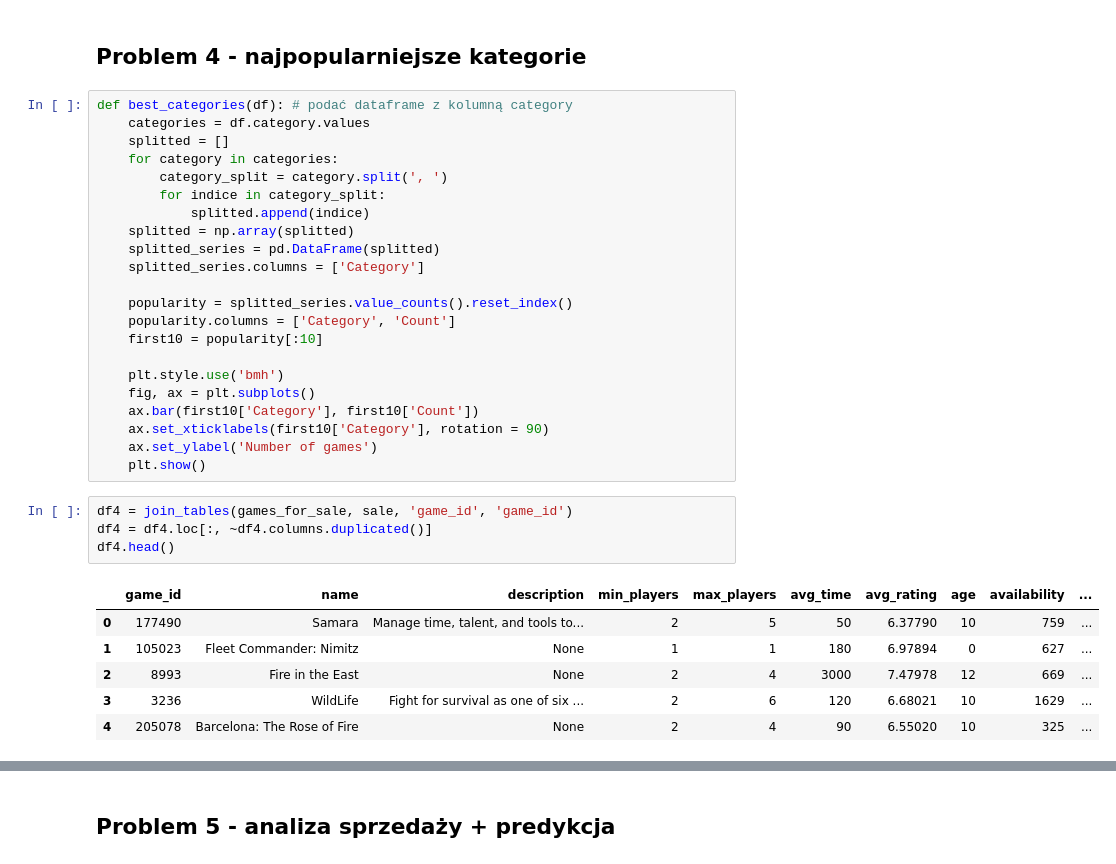
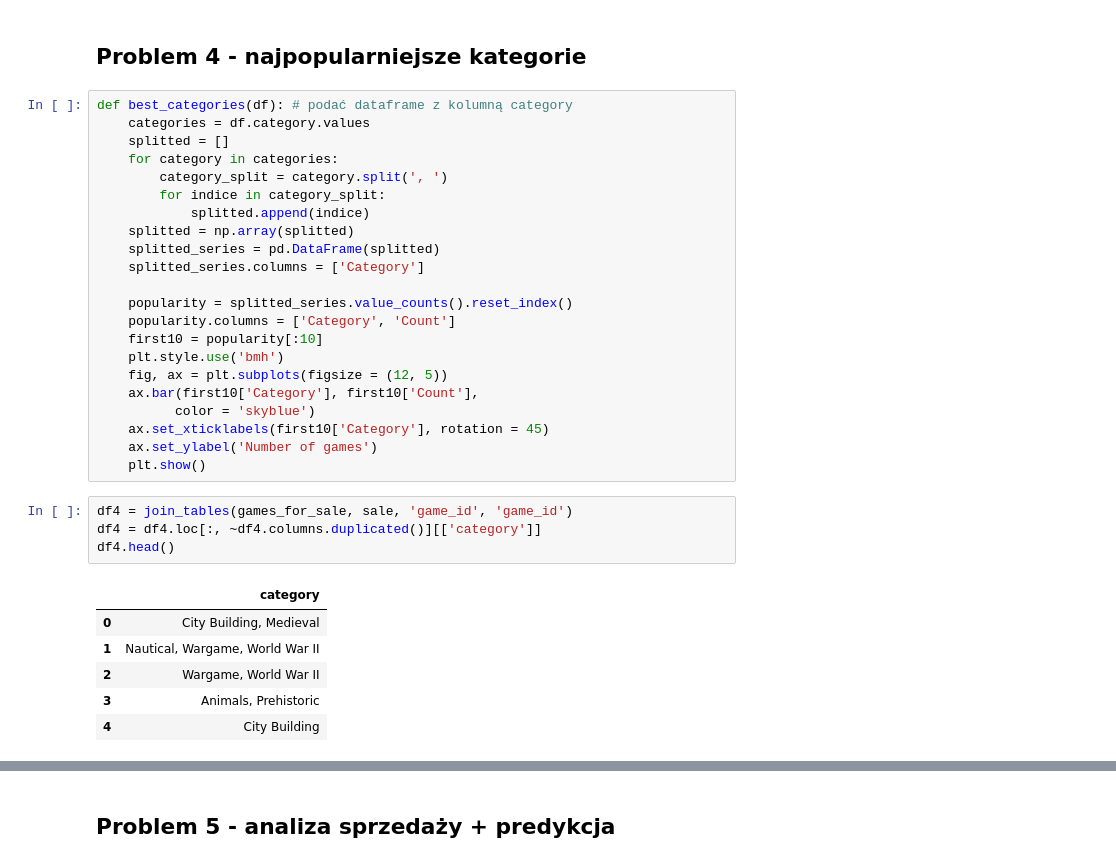
Before and after one commit to mweuro/Gameshop_database, a Jupyter notebook: Michal/analysis.ipynb, the cells around one changed output, grey strips where cells are left out. Cells and saved outputs as stored; diff of their text form.

```diff
--- a/Michal/analysis.ipynb
+++ b/Michal/analysis.ipynb
@@ -382,21 +382,21 @@ def best_categories(df): # podać dataframe z kolumną category
     popularity = splitted_series.value_counts().reset_index()
     popularity.columns = ['Category', 'Count']
     first10 = popularity[:10]
-
     plt.style.use('bmh')
-    fig, ax = plt.subplots()
-    ax.bar(first10['Category'], first10['Count'])
-    ax.set_xticklabels(first10['Category'], rotation = 90)
+    fig, ax = plt.subplots(figsize = (12, 5))
+    ax.bar(first10['Category'], first10['Count'],
+          color = 'skyblue')
+    ax.set_xticklabels(first10['Category'], rotation = 45)
     ax.set_ylabel('Number of games')
     plt.show()
 # %%
 df4 = join_tables(games_for_sale, sale, 'game_id', 'game_id')
-df4 = df4.loc[:, ~df4.columns.duplicated()]
+df4 = df4.loc[:, ~df4.columns.duplicated()][['category']]
 df4.head()
 # %% [output]
-|  | game_id | name | description | min_players | max_players | avg_time | avg_rating | age | availability | ... |
-| 0 | 177490 | Samara | Manage time, talent, and tools to... | 2 | 5 | 50 | 6.37790 | 10 | 759 | ... |
-| 1 | 105023 | Fleet Commander: Nimitz | None | 1 | 1 | 180 | 6.97894 | 0 | 627 | ... |
-| 2 | 8993 | Fire in the East | None | 2 | 4 | 3000 | 7.47978 | 12 | 669 | ... |
-| 3 | 3236 | WildLife | Fight for survival as one of six ... | 2 | 6 | 120 | 6.68021 | 10 | 1629 | ... |
-| 4 | 205078 | Barcelona: The Rose of Fire | None | 2 | 4 | 90 | 6.55020 | 10 | 325 | ... |
+|  | category |
+| 0 | City Building, Medieval |
+| 1 | Nautical, Wargame, World War II |
+| 2 | Wargame, World War II |
+| 3 | Animals, Prehistoric |
+| 4 | City Building |
```
Also changed, not shown: parts of 6 cells of this notebook, 1 other file.
